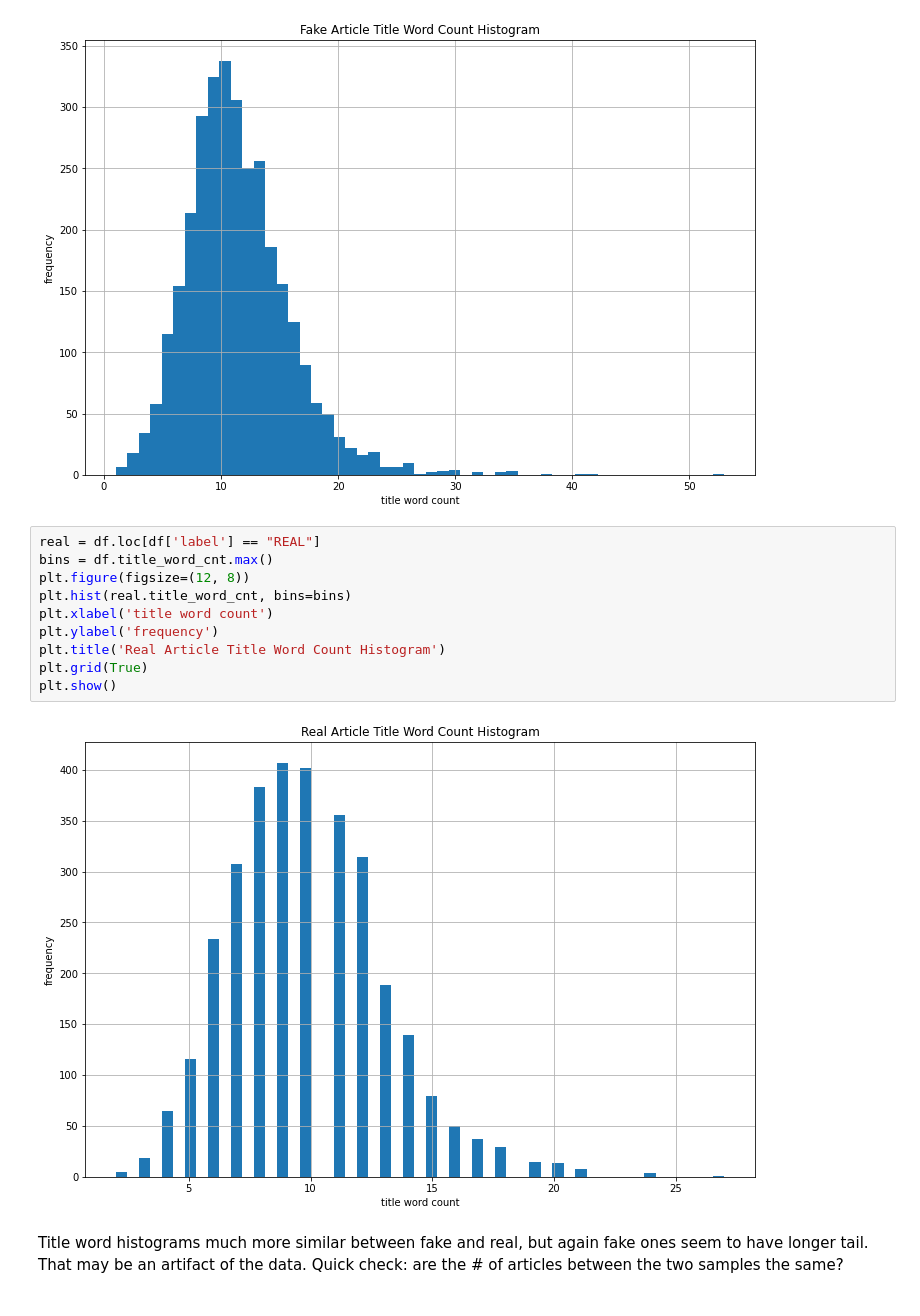
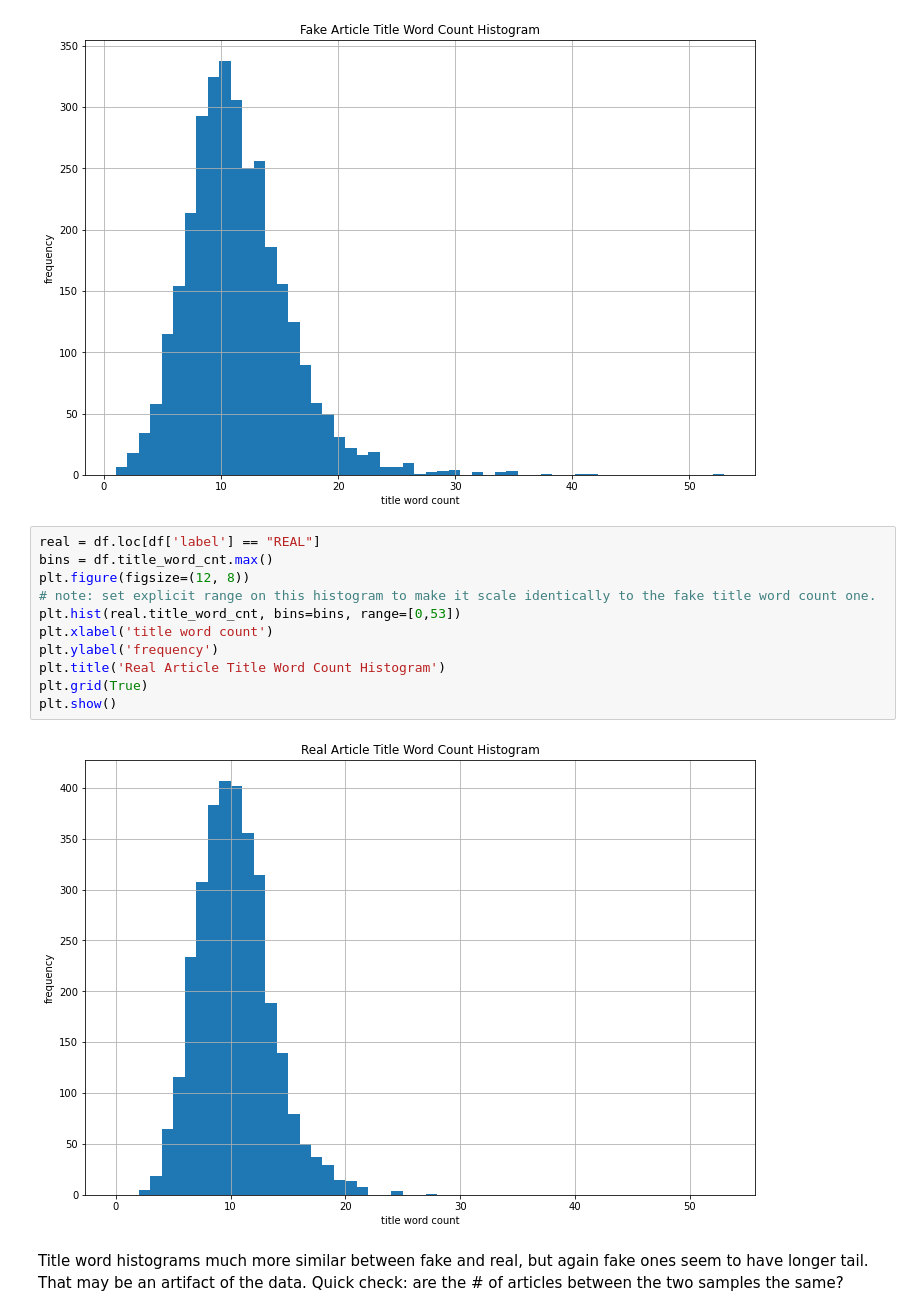
Before and after one commit to jconwell/fake_news_analysis, a Jupyter notebook: 01_data_exploration-g-clef.ipynb, the cells around one changed output. Cells and saved outputs as stored; diff of their text form.

```diff
--- a/01_data_exploration-g-clef.ipynb
+++ b/01_data_exploration-g-clef.ipynb
@@ -209,15 +211,16 @@ plt.show()
 # %%
 real = df.loc[df['label'] == "REAL"]
 bins = df.title_word_cnt.max()
 plt.figure(figsize=(12, 8))
-plt.hist(real.title_word_cnt, bins=bins)
+# note: set explicit range on this histogram to make it scale identically to the fake title word count one.
+plt.hist(real.title_word_cnt, bins=bins, range=[0,53])
 plt.xlabel('title word count')
 plt.ylabel('frequency')
 plt.title('Real Article Title Word Count Histogram')
 plt.grid(True)
 plt.show()
 # %% [output]
-[figure, old version]
+[figure, new version]
 # %% [markdown]
 Title word histograms much more similar between fake and real, but again fake ones seem to have longer tail. That may be an artifact of the data. Quick check: are the # of articles between the two samples the same?
 # %%
```
Also changed, not shown: parts of 6 cells of this notebook.
